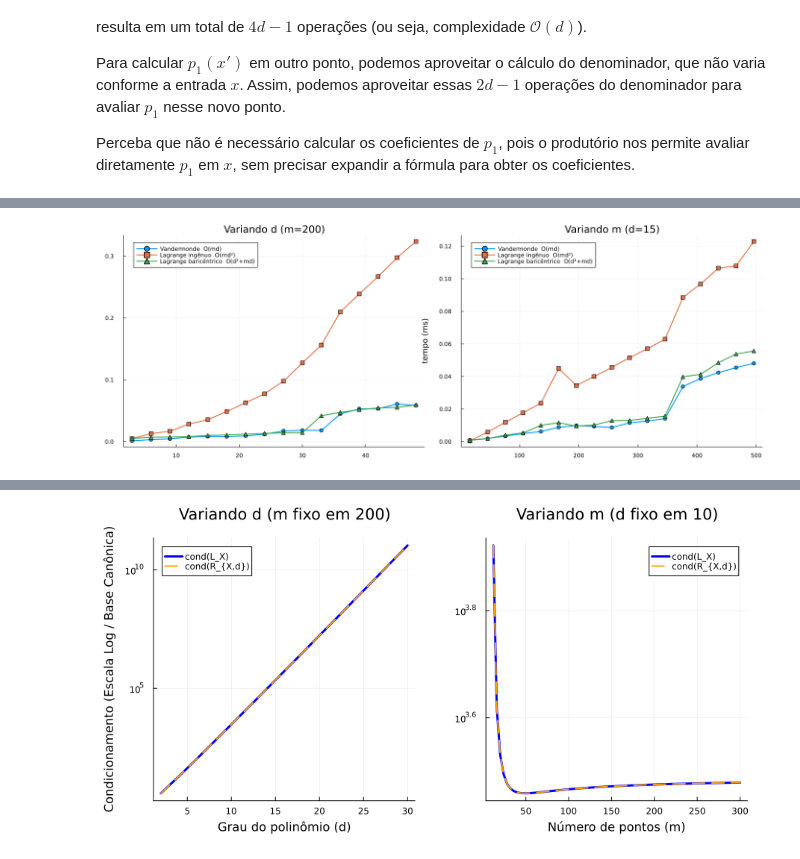
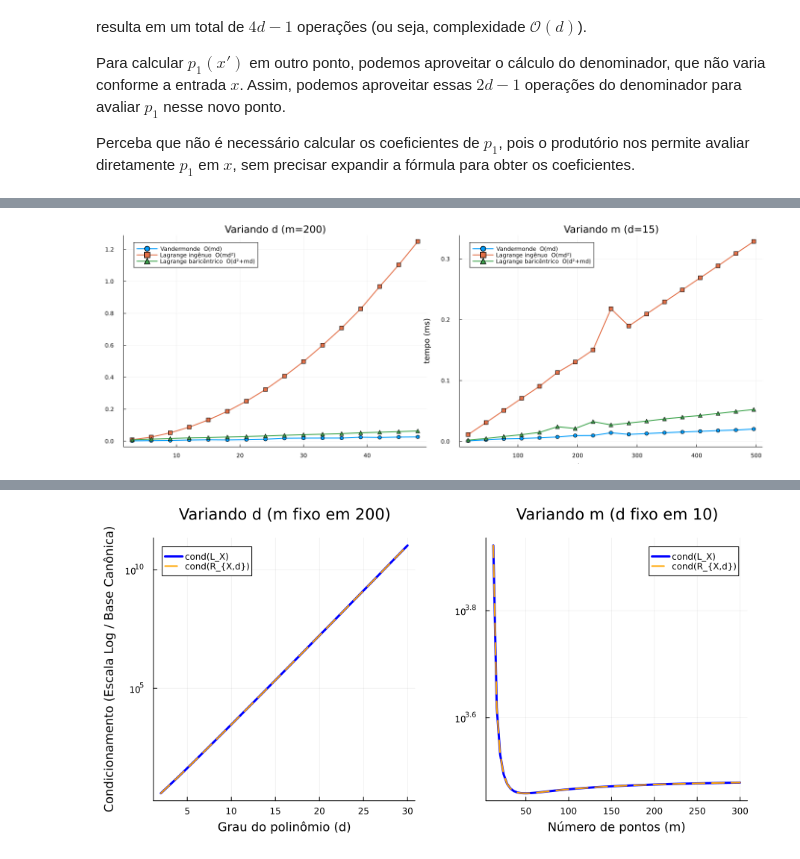
Before and after one commit to Jose-Pedro-Dresch/aln_pjt3_polinomios, a Jupyter notebook: Projeto3_julia (1).ipynb, the cells around one changed output, grey strips where cells are left out. Saved outputs shown, nothing was run; the diff lists cells and outputs as text; code cells hidden in the pictures.

```diff
--- a/Projeto3_julia (1).ipynb
+++ b/Projeto3_julia (1).ipynb
@@ -122,6 +122,11 @@ using LinearAlgebra
 using Statistics
 using BenchmarkTools
 using Plots
+
+function custom_cond(M, d)
+    S = svdvals(M)
+    return S[1] / S[d + 1]
+end
 
 # ─────────────────────────────────────────────────────────────────────────────
 # Vandermonde: base canônica -> complexidade O(md)
@@ -150,16 +155,13 @@ end
 # ─────────────────────────────────────────────────────────────────────────────
 function lagrange_naive(X, d)
     m = length(X)
-    nodes = X[1:d+1]
+    # Pega d+1 valores igualmente espaçados no intervalo de X
+    nodes = range(minimum(X), maximum(X), length=d+1)
 
     L = zeros(m, d + 1)
 
-    # bloco identidade
-    for j in 1:d+1
-        L[j, j] = 1.0
-    end
-
-    for i in d+2:m
+    # Avalia para todos os m pontos
+    for i in 1:m
         xi = X[i]
 
         for j in 1:d+1
@@ -188,7 +190,8 @@ end
 # ─────────────────────────────────────────────────────────────────────────────
 function lagrange_barycentric(X, d)
     m = length(X)
-    nodes = X[1:d+1]
+    # Pega d+1 valores igualmente espaçados no intervalo de X
+    nodes = range(minimum(X), maximum(X), length=d+1)
 
     L = zeros(m, d + 1)
 
@@ -205,19 +208,21 @@ function lagrange_barycentric(X, d)
 
     w .= 1.0 ./ w
 
-    # bloco identidade
-    for j in 1:d+1
-        L[j, j] = 1.0
-    end
-
-    # linhas restantes
-    for i in d+2:m
+    # Avalia para todos os m pontos
+    for i in 1:m
         xi = X[i]
 
-        ell = prod(xi .- nodes)
+        # Verifica se o ponto atual bate exatamente com algum nó para evitar divisão por zero
+        exact_idx = findfirst(x -> x == xi, nodes)
 
-        for j in 1:d+1
-            L[i, j] = ell * w[j] / (xi - nodes[j])
+        if exact_idx !== nothing
+            L[i, exact_idx] = 1.0
+        else
+            ell = prod(xi .- nodes)
+
+            for j in 1:d+1
+                L[i, j] = ell * w[j] / (xi - nodes[j])
+            end
         end
     end
 
@@ -310,34 +315,34 @@ p2 = plot(
     ylabel="tempo (ms)",
     title="Variando m (d=$d_fixed)"
 )
 
 plot!(p2,
     m_range, t_naive_m,
     lw=2,
     marker=:square,
     label="Lagrange ingênuo  O(md²)"
 )
 
 plot!(p2,
     m_range, t_bary_m,
     lw=2,
     marker=:utriangle,
     label="Lagrange baricêntrico  O(d²+md)"
 )
 
 
 # ─────────────────────────────────────────────────────────────────────────────
 # Figura final
 # ─────────────────────────────────────────────────────────────────────────────
 fig = plot(
     p1, p2,
     layout=(1,2),
     size=(1400,500)
 )
 
 display(fig)
 # %% [output]
-[figure, old version]
+[figure, new version]
 # %% [markdown]
 # Questão 2
 ### (a)
```
Also changed, not shown: parts of 6 cells of this notebook.
